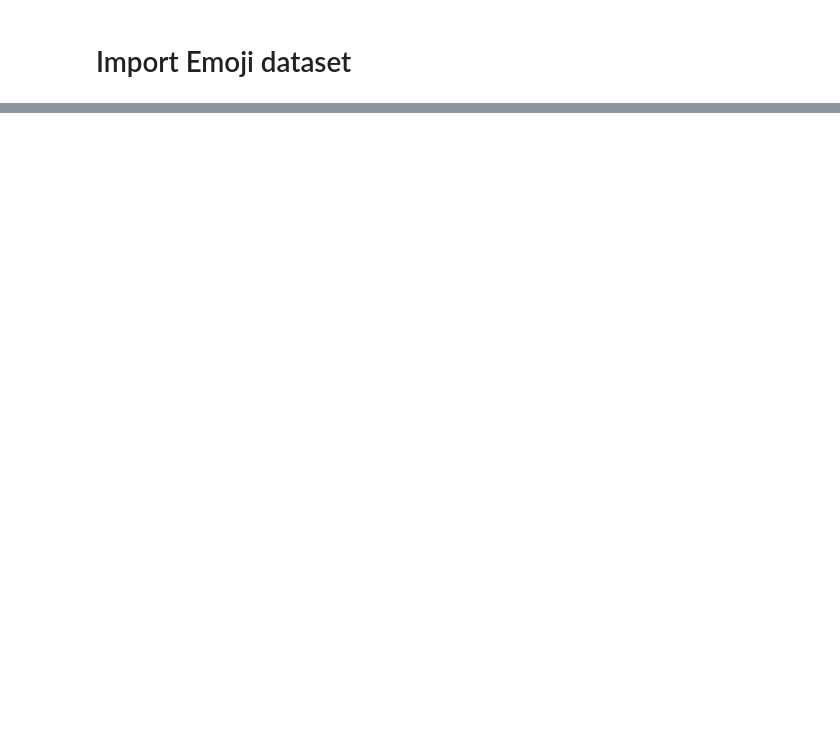
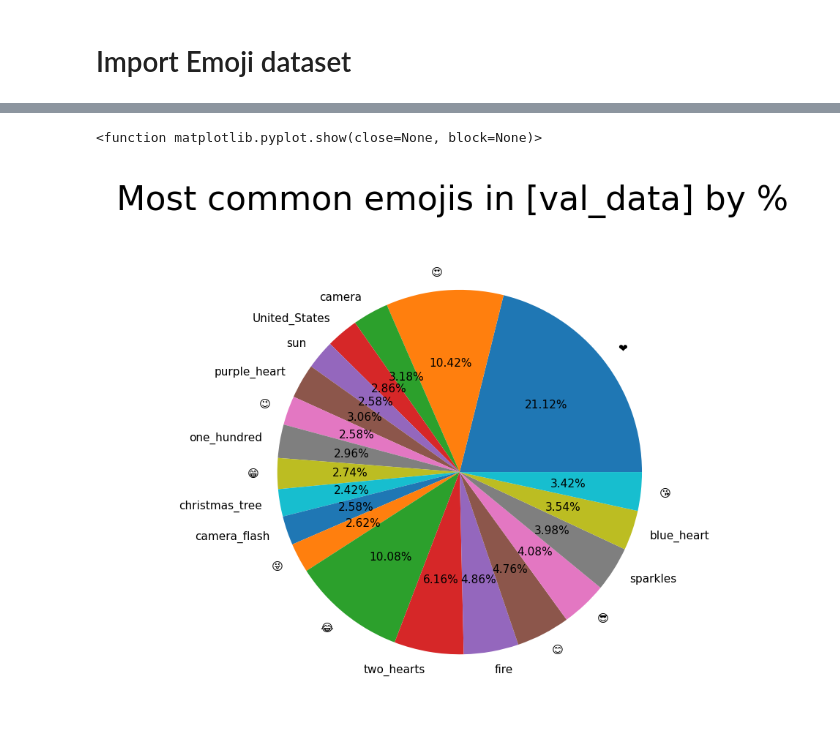
Before and after one commit to GDarkens/CE888, a Jupyter notebook: Assignments/Assignment1/init_testing_exploratory/LoadingProcessingExploring_Emoji.ipynb, the cells around one changed output, grey strips where cells are left out. Saved outputs shown, nothing was run; the diff lists cells and outputs as text; code cells hidden in the pictures; blank space fills up the shorter version.

```diff
--- a/Assignments/Assignment1/init_testing_exploratory/LoadingProcessingExploring_Emoji.ipynb
+++ b/Assignments/Assignment1/init_testing_exploratory/LoadingProcessingExploring_Emoji.ipynb
@@ -126,0 +268,9 @@ AttributeError: 'DataFrame' object has no attribute 'CATEGORY'
+# %%
+valDataFrameCount = emojiCounting(valDataFrame)
+mpl.figure(figsize=(3,3), dpi=275)
+mpl.pie(valDataFrameCount, labels=categoryNames, textprops={'fontsize':4}, autopct='%1.2f%%')
+mpl.suptitle('Most common emojis in [val_data] by %')
+mpl.show
+# %% [output]
+<function matplotlib.pyplot.show(close=None, block=None)>
+[figure, added]
```
Also changed, not shown: parts of 9 cells of this notebook, 2 other files.
